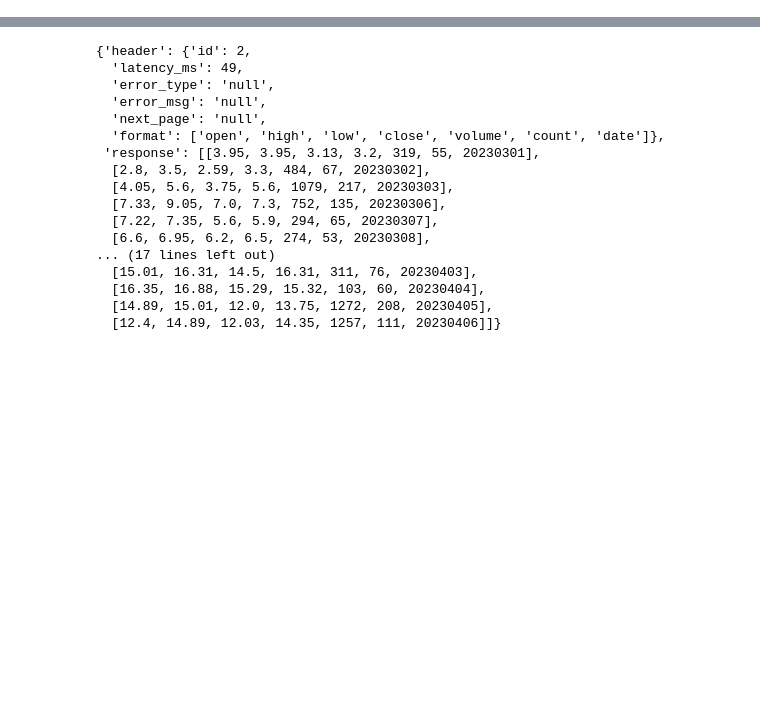
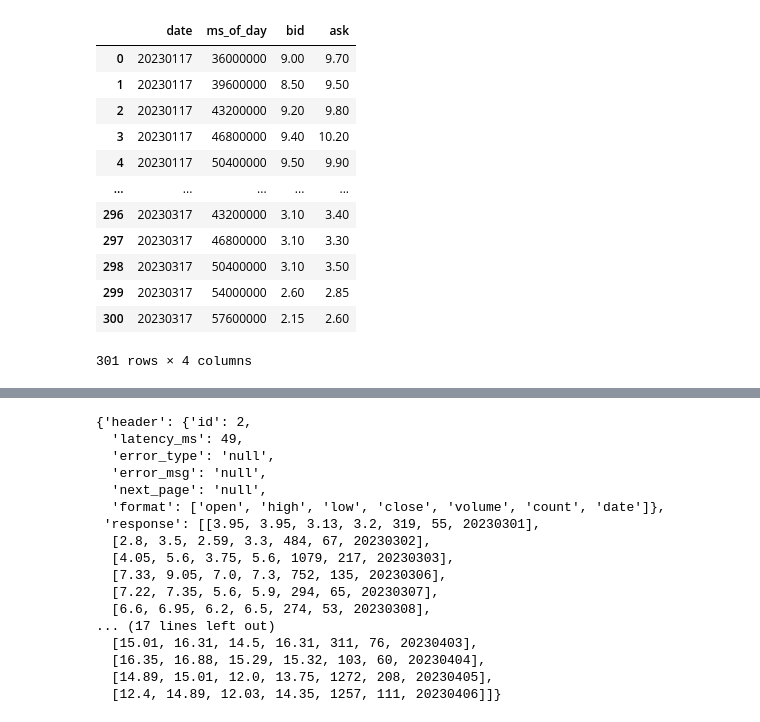
Before and after one commit to NolanAmblard/ThetaDataClient, a Jupyter notebook: roots.ipynb, the cells around one changed output, grey strips where cells are left out. Drawn from its saved outputs; the diff is of its cells as text; code cells hidden in the pictures; blank space fills up the shorter version.

```diff
--- a/roots.ipynb
+++ b/roots.ipynb
@@ -89,6 +89,7 @@ class ThetaDataAPI:
         elif security_type == Security.OPTION:
             url = f'{self.base_url}hist/{security_type.value}/eod?root={root}&start_date={start_date}&end_date={end_date}&strike={strike}&exp={exp}&right={right.value}'
         headers = {'Accept': 'application/json'}
+        print(url)
         return self._get_req(url=url, headers=headers)
 
     def get_hist_quotes(self, root: str, start_date: str, end_date: str, exp: str, strike: str, right: Right, ivl: str=None):
@@ -111,6 +112,11 @@ class ThetaDataAPI:
         headers = {'Accept': 'application/json'}
         return self._get_req(url=url, headers=headers)
 
+    def get_hist_trade_quotes(self, root: str, start_date: str, end_date: str, exp: str, strike: str, right: Right):
+        url = f'{self.base_url}hist/option/trade_quote?root={root}&start_date={start_date}&end_date={end_date}&strike={strike}&exp={exp}&right={right.value}'
+        headers = {'Accept': 'application/json'}
+        return self._get_req(url=url, headers=headers)
+
     def get_hist_iv(self, root: str, start_date: str, end_date: str, exp: str, strike: str, right: Right, ivl: str):
         url = f'{self.base_url}hist/option/implied_volatility?root={root}&start_date={start_date}&end_date={end_date}&strike={strike}&exp={exp}&right={right.value}&ivl={ivl}'
         headers = {'Accept': 'application/json'}
@@ -129,7 +135,7 @@ class ThetaDataAPI:
 client = ThetaDataAPI()
 root = "AAPL"
 # %%
-cached_eod_greeks = client.get_eod_greeks(root=root, exp=20230406, start_date=20230321, end_date=20230331)
+cached_eod_greeks = client.get_eod_greeks(root=root, exp=20230406, start_date=20230329, end_date=20230331)
 # %%
 class WrapperClient:
     def __init__(self):
@@ -253,0 +254,2 @@ derived_client.get_chains_over_time(root=root, exp=20230406, start_date=20230321
+# %%
+wrapper_client = WrapperClient()
@@ -253,0 +274,16 @@ derived_client.get_chains_over_time(root=root, exp=20230406, start_date=20230321
+# %%
+wrapper_client.get_chain_over_time(root="SVXY", exp=20230317, strike=55000, right=Right.CALL, ivl=3600000, start_date=20230117, end_date=20230317)
+# %% [output]
+|  | date | ms_of_day | bid | ask |
+| 0 | 20230117 | 36000000 | 9.00 | 9.70 |
+| 1 | 20230117 | 39600000 | 8.50 | 9.50 |
+| 2 | 20230117 | 43200000 | 9.20 | 9.80 |
+| 3 | 20230117 | 46800000 | 9.40 | 10.20 |
+| 4 | 20230117 | 50400000 | 9.50 | 9.90 |
+| ... | ... | ... | ... | ... |
+| 296 | 20230317 | 43200000 | 3.10 | 3.40 |
+| 297 | 20230317 | 46800000 | 3.10 | 3.30 |
+| 298 | 20230317 | 50400000 | 3.10 | 3.50 |
+| 299 | 20230317 | 54000000 | 2.60 | 2.85 |
+| 300 | 20230317 | 57600000 | 2.15 | 2.60 |
+301 rows × 4 columns
```
Also changed, not shown: parts of 12 cells of this notebook, 2 other files.
